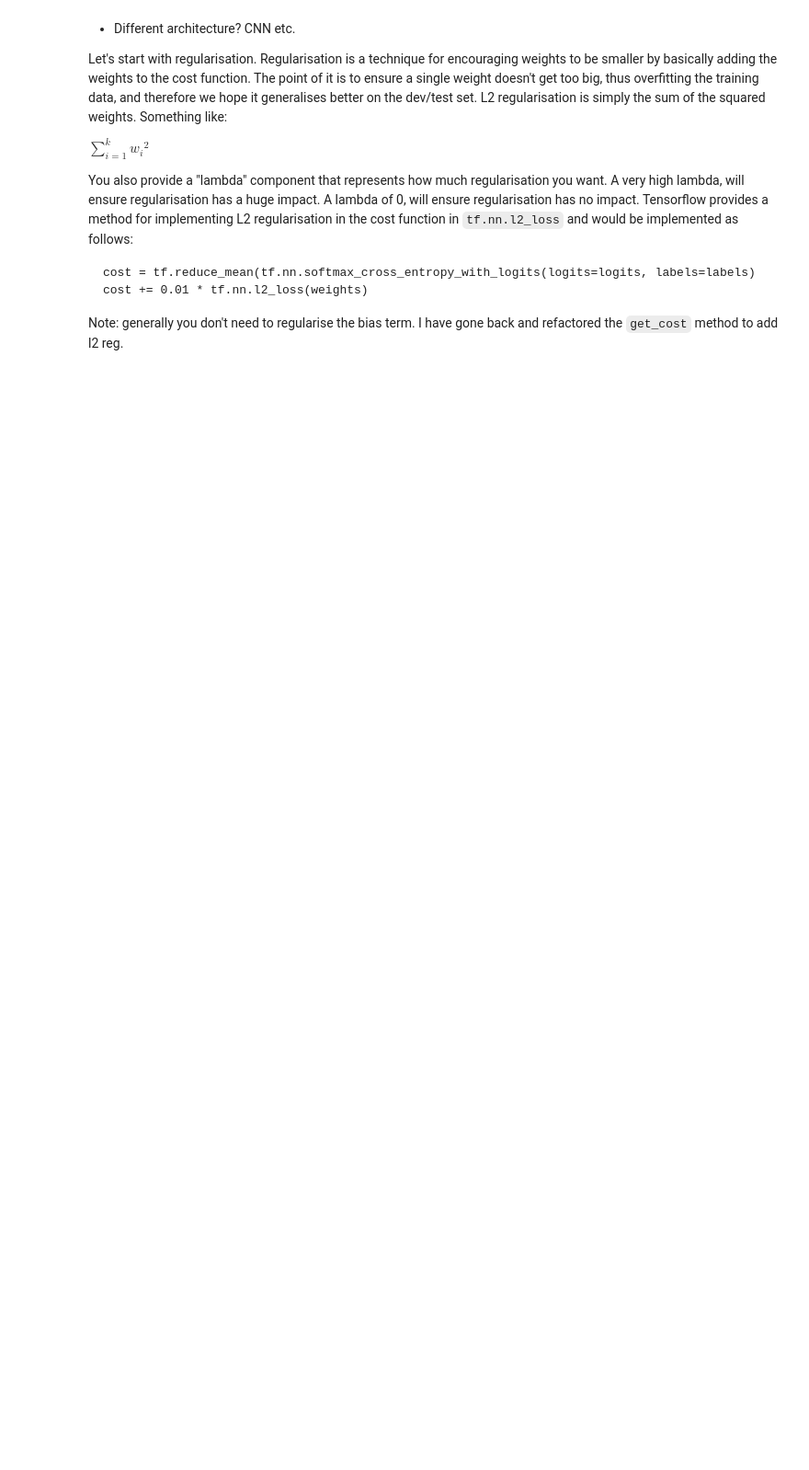
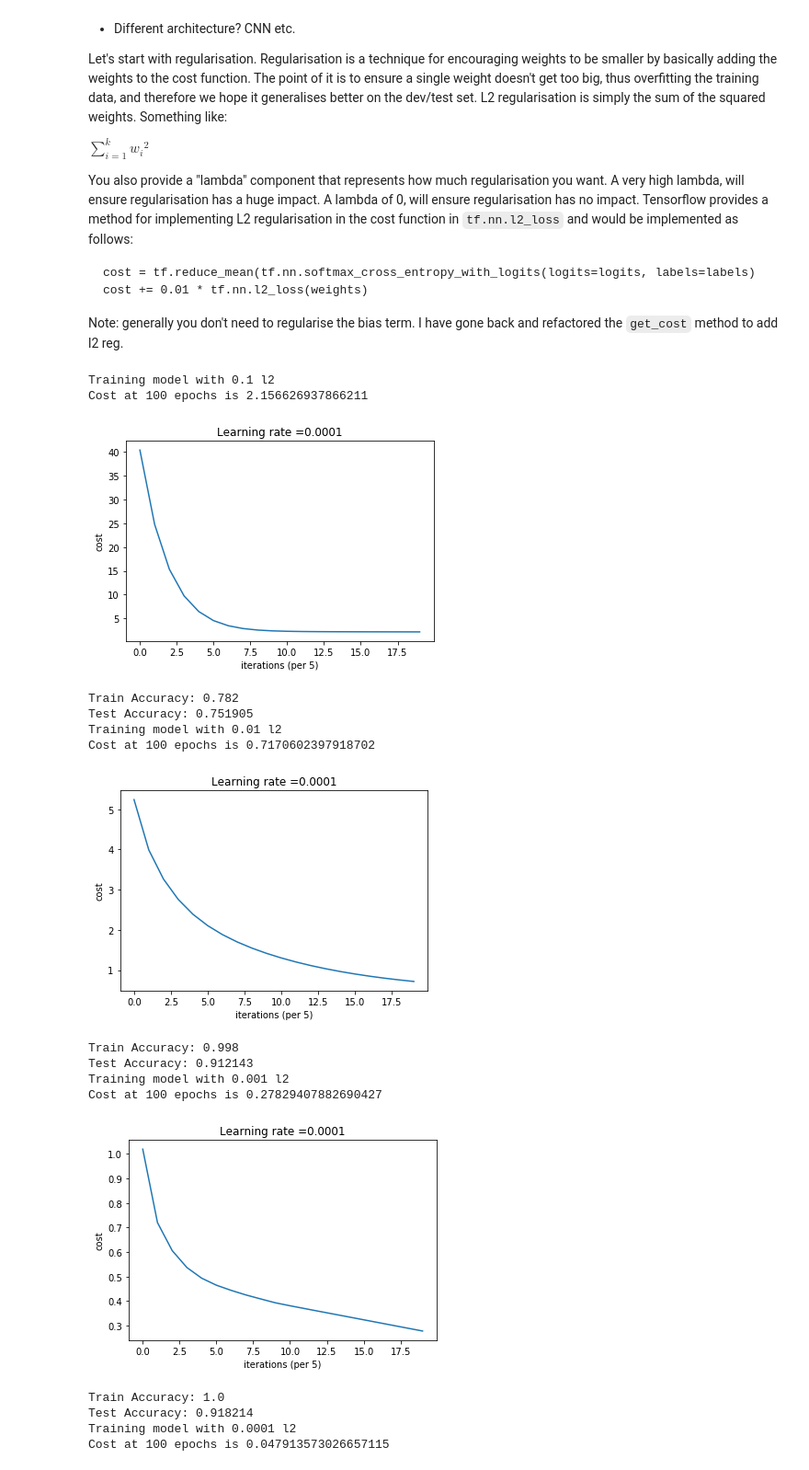
Before and after one commit to Technology-Notes/kaggle-notebooks, a Jupyter notebook: digit-recognizer/attempt-1.ipynb, the cells around one changed output. Shown at 92% size. Saved outputs shown, nothing was run; the diff lists cells and outputs as text; code cells hidden in the pictures; blank space fills up the shorter version.

````diff
--- a/digit-recognizer/attempt-1.ipynb
+++ b/digit-recognizer/attempt-1.ipynb
@@ -333,3 +369,25 @@ cost += 0.01 * tf.nn.l2_loss(weights)
 ```
 
 Note: generally you don't need to regularise the bias term. I have gone back and refactored the `get_cost` method to add l2 reg.
+# %%
+for lambd in [0.1, 0.01, 0.001, 0.0001]:
+    print('Training model with {0} l2'.format(lambd))
+    train_model(training_imgs_X[:sample_size,:], training_labels_y[:sample_size,:], dev_imgs_X, dev_labels_y, num_layers=5, num_epochs=100, print_every=100, l2_lambda=lambd)
+# %% [output]
+Training model with 0.1 l2
+Cost at 100 epochs is 2.156626937866211
+[figure, added]
+Train Accuracy: 0.782
+Test Accuracy: 0.751905
+Training model with 0.01 l2
+Cost at 100 epochs is 0.7170602397918702
+[figure, added]
+Train Accuracy: 0.998
+Test Accuracy: 0.912143
+Training model with 0.001 l2
+Cost at 100 epochs is 0.27829407882690427
+[figure, added]
+Train Accuracy: 1.0
+Test Accuracy: 0.918214
+Training model with 0.0001 l2
+Cost at 100 epochs is 0.047913573026657115
````
Also changed, not shown: parts of 41 cells of this notebook.
